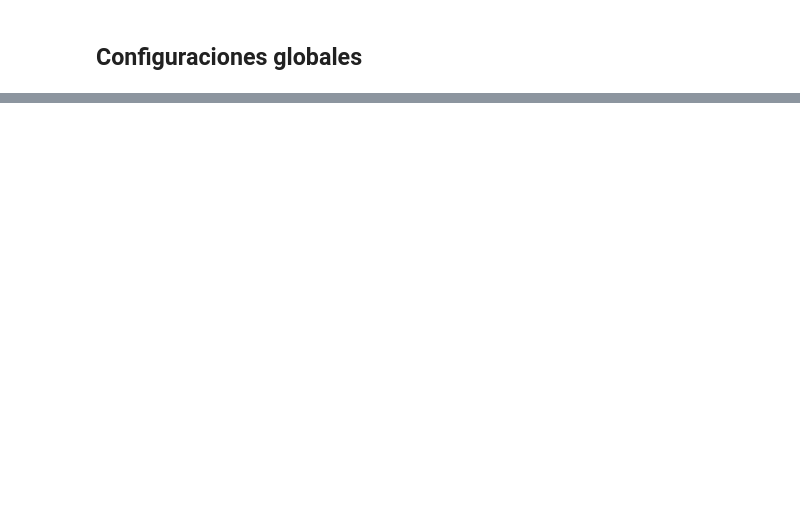
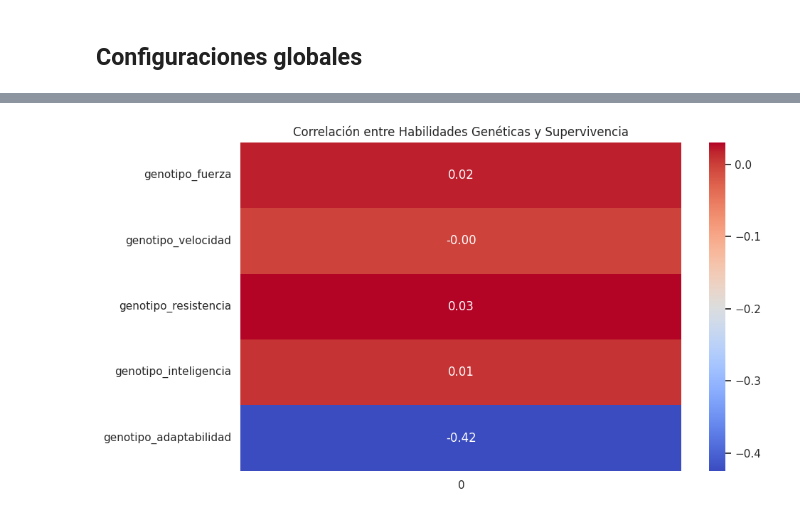
Before and after one commit to danielangelarro/Jurasic-Park, a Jupyter notebook: jurasic-simulation.ipynb, the cells around one changed output, grey strips where cells are left out. Saved outputs shown, nothing was run; the diff lists cells and outputs as text; code cells hidden in the pictures; blank space fills up the shorter version.

```diff
--- a/jurasic-simulation.ipynb
+++ b/jurasic-simulation.ipynb
@@ -442,0 +172,14 @@ evaluar_hipotesis_adaptabilidad(
+# %%
+# Cálculo de correlaciones
+habilidades = ['genotipo_fuerza', 'genotipo_velocidad', 'genotipo_resistencia', 'genotipo_inteligencia', 'genotipo_adaptabilidad']
+supervivencia = ['duracion_supervivencia', 'salud_promedio', 'supervivencia_max']
+
+correlaciones_geneticas = df[habilidades].corrwith(df[supervivencia].mean(axis=1))
+
+# Gráfico de correlaciones
+plt.figure(figsize=(10, 6))
+sns.heatmap(correlaciones_geneticas.to_frame(), annot=True, cmap='coolwarm', fmt='.2f')
+plt.title('Correlación entre Habilidades Genéticas y Supervivencia')
+plt.show()
+# %% [output]
+[figure, added]
```
Also changed, not shown: parts of 100 cells of this notebook, 9 other files.
